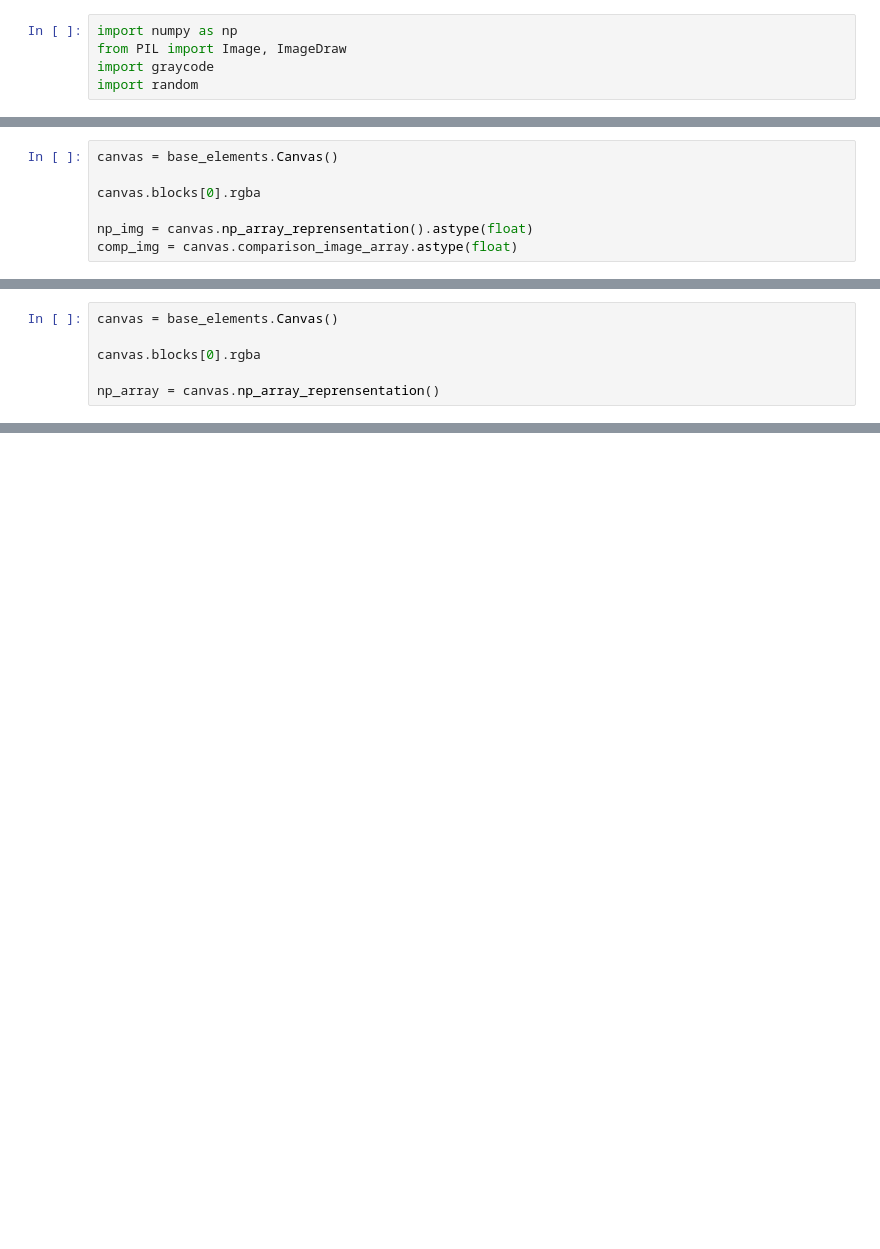
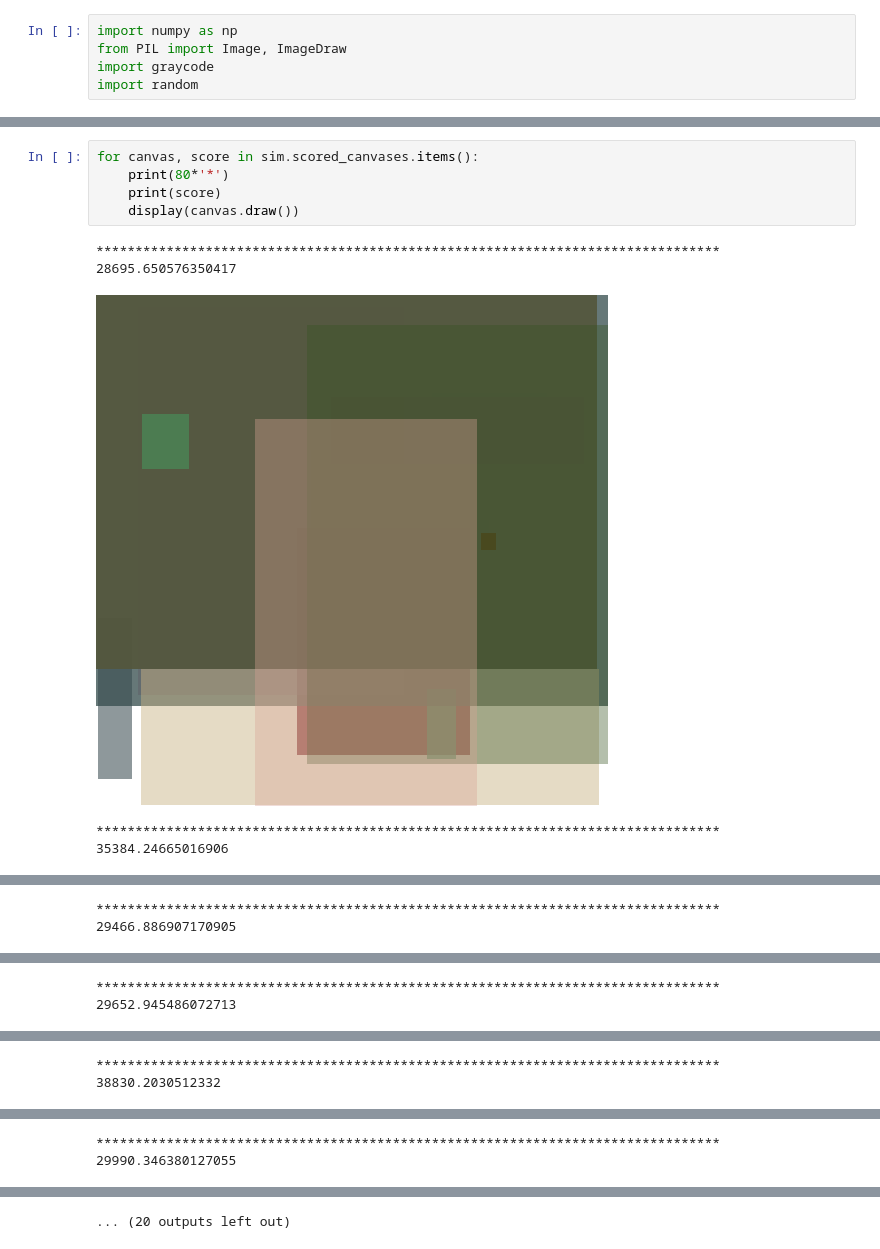
Before and after one commit to ramiluisto/GeneticImageImitation, a Jupyter notebook: Untitled.ipynb, the cells around one changed output, grey strips where cells are left out. Saved outputs shown, nothing was run; the diff lists cells and outputs as text; blank space fills up the shorter version.

```diff
--- a/Untitled.ipynb
+++ b/Untitled.ipynb
@@ -33,7 +5,0 @@ Type:      function
-# %%
-canvas = base_elements.Canvas()
-
-canvas.blocks[0].rgba
-
-np_img = canvas.np_array_reprensentation().astype(float)
-comp_img = canvas.comparison_image_array.astype(float)
@@ -148,6 +5,0 @@ im
-# %%
-canvas = base_elements.Canvas()
-
-canvas.blocks[0].rgba
-
-np_array = canvas.np_array_reprensentation()
@@ -285,0 +24,11 @@ clean
+# %%
+for canvas, score in sim.scored_canvases.items():
+    print(80*'*')
+    print(score)
+    display(canvas.draw())
+# %% [output]
+********************************************************************************
+28695.650576350417
+[figure, added]
+********************************************************************************
+35384.24665016906
@@ -285,0 +36,2 @@ clean
+********************************************************************************
+29466.886907170905
@@ -285,0 +39,2 @@ clean
+********************************************************************************
+29652.945486072713
@@ -285,0 +42,2 @@ clean
+********************************************************************************
+38830.2030512332
@@ -285,0 +45,2 @@ clean
+********************************************************************************
+29990.346380127055
@@ -285,0 +48 @@ clean
+... (20 outputs left out)
```
Also changed, not shown: parts of 38 cells of this notebook, 7 other files.
